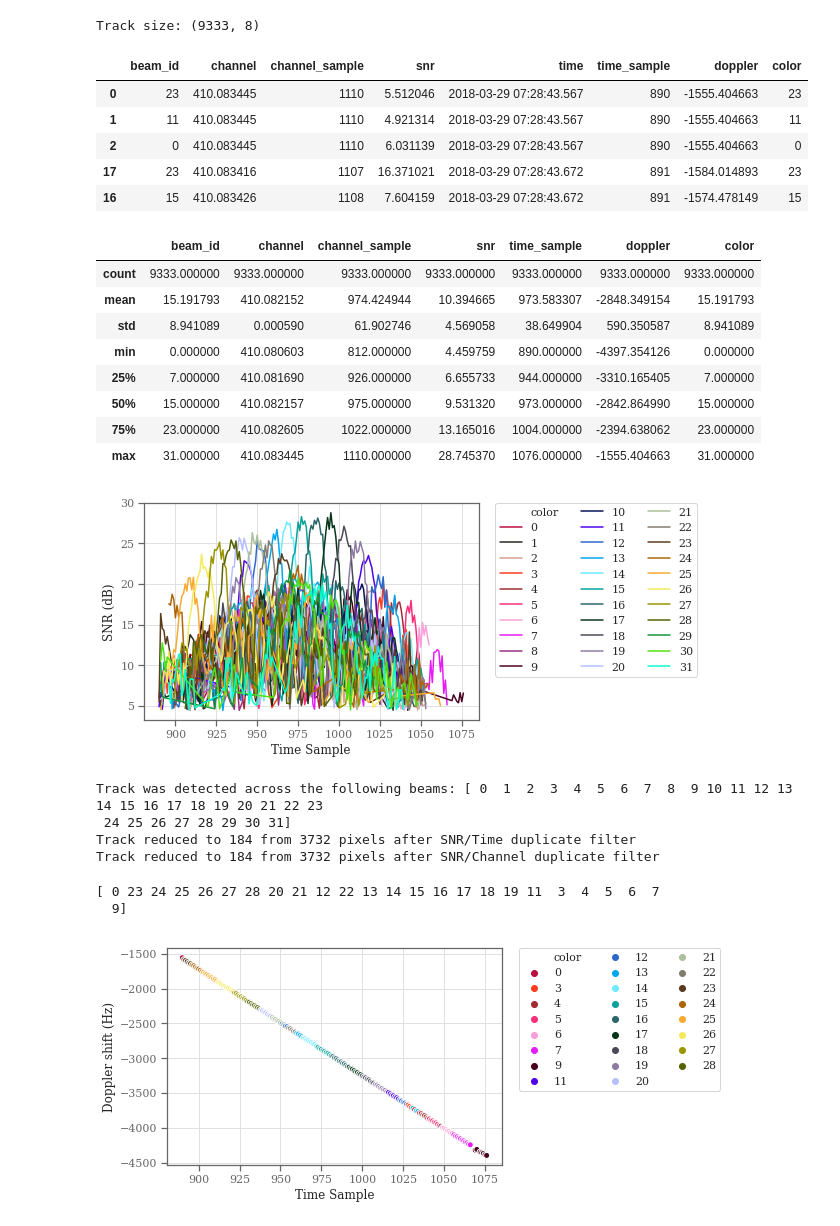
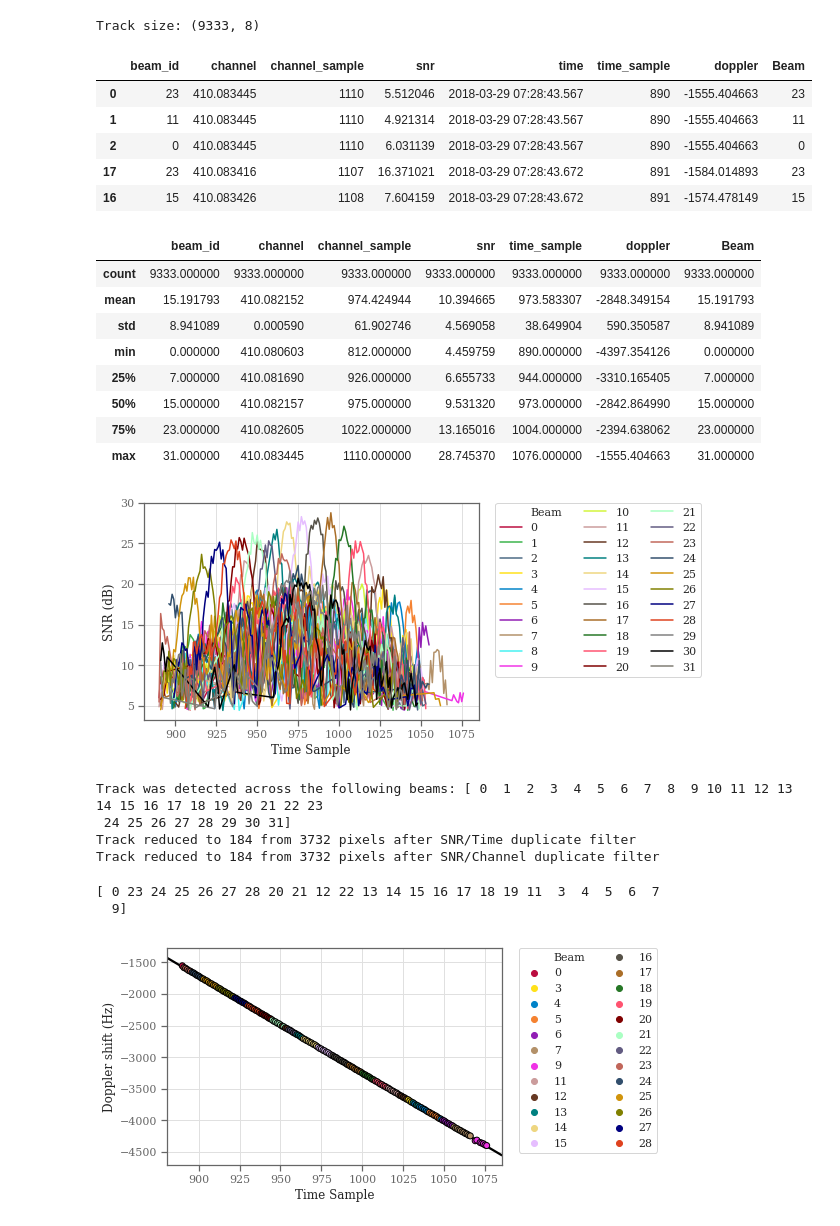
Before and after one commit to BIRALES/birales, a Jupyter notebook: pybirales/services/scripts/analysis/Detections Results.ipynb, the cells around one changed output. Drawn from its saved outputs; the diff is of its cells as text; code cells hidden in the pictures.

Commit message:
update to the analysis notebooks and refactoring of common configuration

```diff
--- a/pybirales/services/scripts/analysis/Detections Results.ipynb
+++ b/pybirales/services/scripts/analysis/Detections Results.ipynb
@@ -1,13 +1,14 @@
 # %%
+from analysis import sns, COLORS, BEAM_COLORS, COLORS_C
 import numpy as np
 import matplotlib.pyplot as plt
 %matplotlib inline
 import pandas as pd
-import seaborn as sns
-sns.set(color_codes=True)
 from astropy.io import fits
 from astropy.table import Table
 from mongoengine import connect
-from itertools import cycle
 from pybirales.repository.models import SpaceDebrisTrack
+from scipy.stats.stats import pearsonr
+from numpy.linalg import lstsq
+
 import os
@@ -113,16 +22,25 @@ COLORS_C = cycle(COLORS[:, 0])
 # %%
+OUT_DIR = "/home/denis/.birales/visualisation/analysis"
 ROOT = "/home/denis/.birales/visualisation/fits/30774"
+
 OBSERVATION_ID = "5b77f8a0be045a6eb32256c3" # NORAD_4071 (id = 4)
+TRACK_ID = 4
+TRACK_NAME = 'norad_4071'
+
 # OBSERVATION_ID = "5b784f1fbe045a2044a9de63" # NORAD_37820 (Tiangong1) (id = 0)
+# TRACK_ID = 0
+# TRACK_NAME = 'tiangong'
+
 # OBSERVATION_ID = "5b78532bbe045a22abe3596f" # NORAD_20439 (id = 1)
+# TRACK_ID = 1
+# TRACK_NAME = 'norad_20439'
+
 detected_candidates = SpaceDebrisTrack.get(observation_id=OBSERVATION_ID)
-
 
 for c in detected_candidates:
     print len(c.data['snr'])
 
-TRACK_ID = 4
-TRACK_NAME = 'NORAD_4071'
+SAVE_FIGURES = False
 # %% [output]
 13
 9
@@ -140,7 +58,7 @@ TX = track.tx
 df = pd.DataFrame(track.data)
 # Calculate doppler shift
 df['doppler'] = (df['channel'] - TX) * 1e6
-df['color'] =  df['beam_id']
+df['Beam'] =  df['beam_id']
 df['beam_id'] = df['beam_id'].astype(int)
 df=df.sort_values(by=['time_sample'])
 
@@ -154,7 +72,7 @@ Track size: (9333, 8)
 # Preview the data
 df.head()
 # %% [output]
-|  | beam_id | channel | channel_sample | snr | time | time_sample | doppler | color |
+|  | beam_id | channel | channel_sample | snr | time | time_sample | doppler | Beam |
 | 0 | 23 | 410.083445 | 1110 | 5.512046 | 2018-03-29 07:28:43.567 | 890 | -1555.404663 | 23 |
 | 1 | 11 | 410.083445 | 1110 | 4.921314 | 2018-03-29 07:28:43.567 | 890 | -1555.404663 | 11 |
 | 2 | 0 | 410.083445 | 1110 | 6.031139 | 2018-03-29 07:28:43.567 | 890 | -1555.404663 | 0 |
@@ -163,7 +81,7 @@ df.head()
 # %%
 df.describe()
 # %% [output]
-|  | beam_id | channel | channel_sample | snr | time_sample | doppler | color |
+|  | beam_id | channel | channel_sample | snr | time_sample | doppler | Beam |
 | count | 9333.000000 | 9333.000000 | 9333.000000 | 9333.000000 | 9333.000000 | 9333.000000 | 9333.000000 |
 | mean | 15.191793 | 410.082152 | 974.424944 | 10.394665 | 973.583307 | -2848.349154 | 15.191793 |
 | std | 8.941089 | 0.000590 | 61.902746 | 4.569058 | 38.649904 | 590.350587 | 8.941089 |
@@ -180,15 +98,15 @@ df = df.sort_values('snr', ascending=False).drop_duplicates(subset=['time_sample
 df = df.sort_values('snr', ascending=False).drop_duplicates(subset=['channel_sample', 'beam_id']).sort_values(by=['beam_id'])
 
 
-ax1 = sns.lineplot(y="snr", x="time_sample", data=df,estimator=None, ci=None, hue=df['color']
+ax1 = sns.lineplot(y="snr", x="time_sample", data=df,estimator=None, ci=None, hue=df['Beam']
                    , sort=True, palette=BEAM_COLORS)
 ax1.set(xlabel='Time Sample', ylabel='SNR (dB)')
 plt.legend(bbox_to_anchor=(1.05, 1), loc=2, borderaxespad=0., ncol=3)
 
 if SAVE_FIGURES:
-    plt.savefig(out_file('power_time'))
+    plt.savefig(out_file('p_t'), bbox_inches='tight')
 # %% [output]
-[figure, old version]
+[figure, new version]
 # %%
 df1 = df.copy()
 
@@ -211,14 +129,21 @@ Track reduced to 184 from 3732 pixels after SNR/Channel duplicate filter
 # %%
 # Figure 2. Doppler shift against time for each beam
 
-ax2 = sns.scatterplot(y="doppler", x="time_sample", data=df1, hue='color', estimator=None, linewidth=1, palette=BEAM_COLORS);
-ax2.set(xlabel='Time Sample', ylabel='Doppler shift (Hz)')
+ax0 = sns.scatterplot(y="doppler", x="time_sample", data=df1, hue='Beam',
+                      estimator=None, linewidth=1, palette=BEAM_COLORS,
+                      edgecolor='black', zorder=2);
+ax0 = sns.regplot(y="doppler", x="time_sample", data=df1, scatter=False,
+                 fit_reg=True,  line_kws={'color': 'black', 'zorder':1})
+ax0.set(xlabel='Time Sample', ylabel='Doppler shift (Hz)')
 print(df1['beam_id'].unique())
-plt.legend(bbox_to_anchor=(1.05, 1), loc=2, borderaxespad=0, ncol=3)
+
+ncol = 2 if len(df1['beam_id'].unique()) > 12 else 1
+plt.legend(bbox_to_anchor=(1.05, 1), loc=2, borderaxespad=0, ncol=ncol)
+# plt.plot(df1['time_sample'], df1['doppler'], zorder=1)
 
 if SAVE_FIGURES:
-    plt.savefig(out_file('doppler_time_all_beams'))
+    plt.savefig(out_file('d_t'), bbox_inches='tight')
 # %% [output]
 [ 0 23 24 25 26 27 28 20 21 12 22 13 14 15 16 17 18 19 11  3  4  5  6  7
   9]
-[figure, old version]
+[figure, new version]
```
Also changed, not shown: parts of 12 cells of this notebook, 2 other files.
